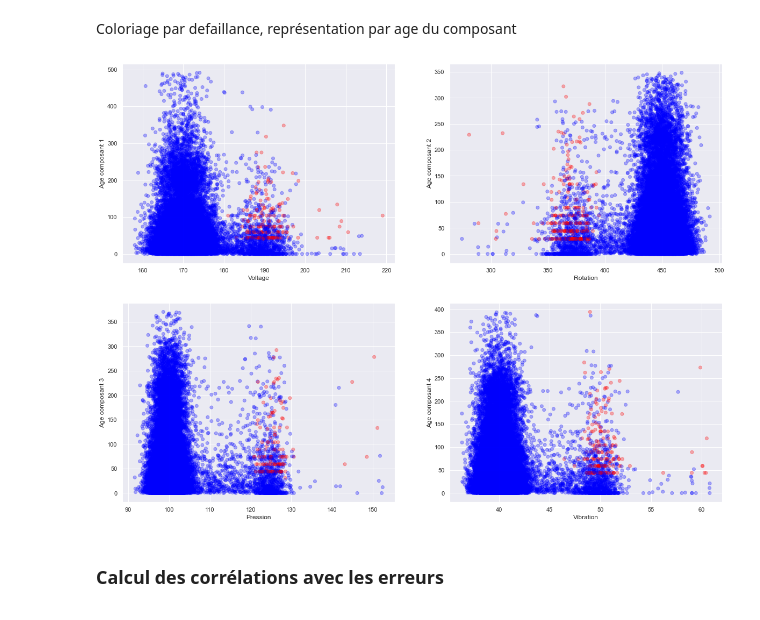
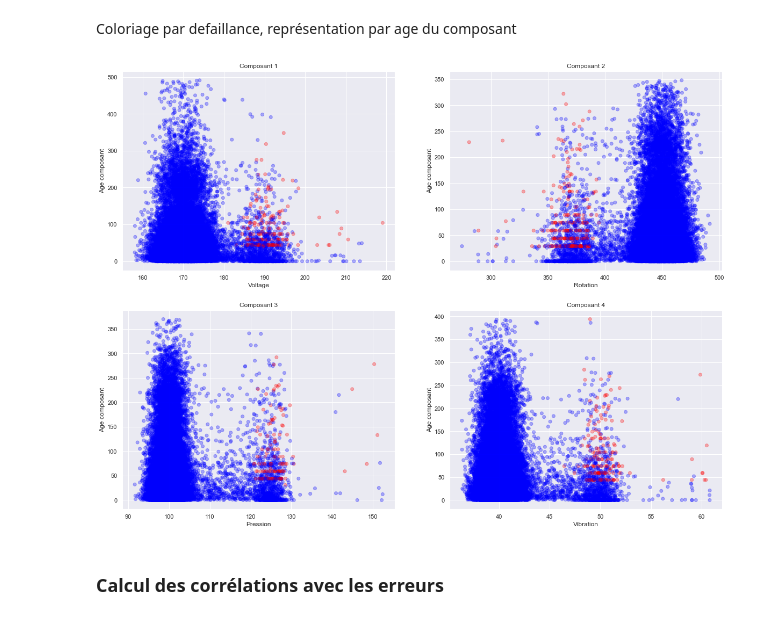
Before and after one commit to AugustinMoinat/Projet-python-maintenance, a Jupyter notebook: notebooks/Making graphs/Visualisation de corrélations.ipynb, the cells around one changed output. Drawn from its saved outputs; the diff is of its cells as text; code cells hidden in the pictures.

```diff
--- a/notebooks/Making graphs/Visualisation de corrélations.ipynb
+++ b/notebooks/Making graphs/Visualisation de corrélations.ipynb
@@ -55,24 +55,28 @@ Coloriage par defaillance, représentation par age du composant
 # %%
 plt.figure(figsize=(20,15))
 plt.subplot(221) #la specification de la sous courbe doit être faite en spécifiant 3 chiffres
 plt.scatter(df['volt_mean'],df['comp1_delay'],c=df['comp1'],cmap='bwr', alpha=0.3)
 plt.xlabel('Voltage')
-plt.ylabel('Age composant 1')
+plt.ylabel('Age composant')
+plt.title('Composant 1')
 plt.subplot(222)
 plt.scatter(df['rotate_mean'],df['comp2_delay'],c=df['comp2'],cmap='bwr', alpha=0.3)
 plt.xlabel('Rotation')
-plt.ylabel('Age composant 2')
+plt.ylabel('Age composant')
+plt.title('Composant 2')
 plt.subplot(223)
 plt.scatter(df['pressure_mean'],df['comp3_delay'],c=df['comp3'],cmap='bwr', alpha=0.3)
 plt.xlabel("Pression")
-plt.ylabel("Age composant 3")
+plt.ylabel("Age composant")
+plt.title('Composant 3')
 plt.subplot(224)
 plt.scatter(df['vibration_mean'],df['comp4_delay'],c=df['comp4'],cmap='bwr', alpha=0.3)
 plt.xlabel("Vibration")
-plt.ylabel("Age composant 4")
+plt.ylabel("Age composant")
+plt.title('Composant 4')
 plt.savefig("../../Images/2Dgraphs.jpg")
 # %% [output]
-[figure, old version]
+[figure, new version]
 # %% [markdown]
 ### Calcul des corrélations avec les erreurs
 # %% [markdown]
```
Also changed, not shown: parts of 5 cells of this notebook, 11 other files.
